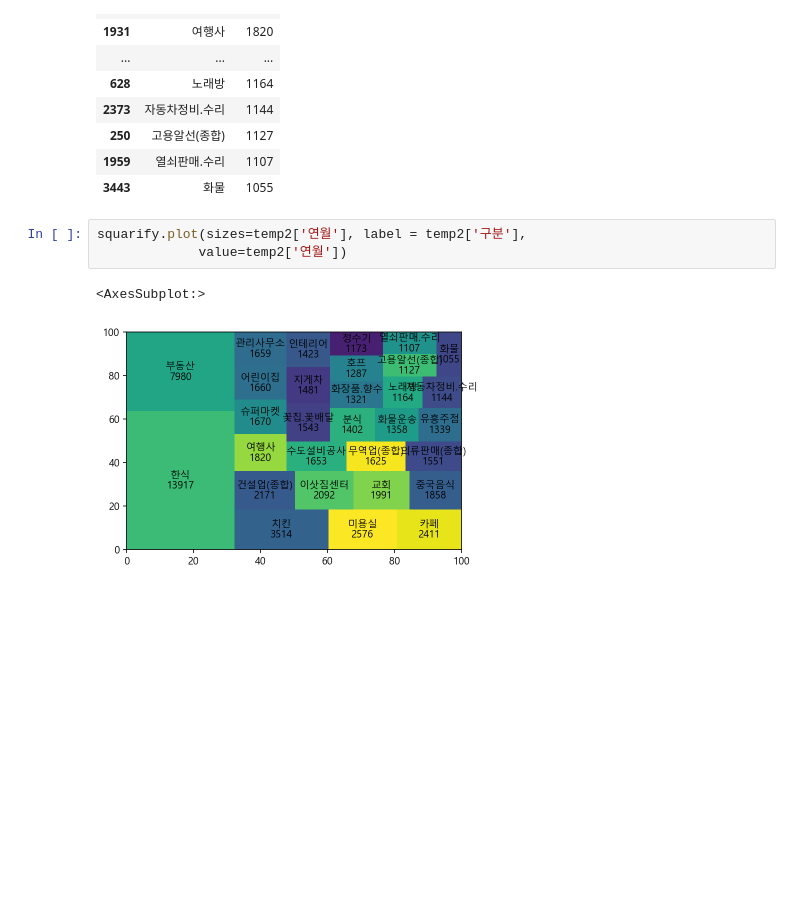
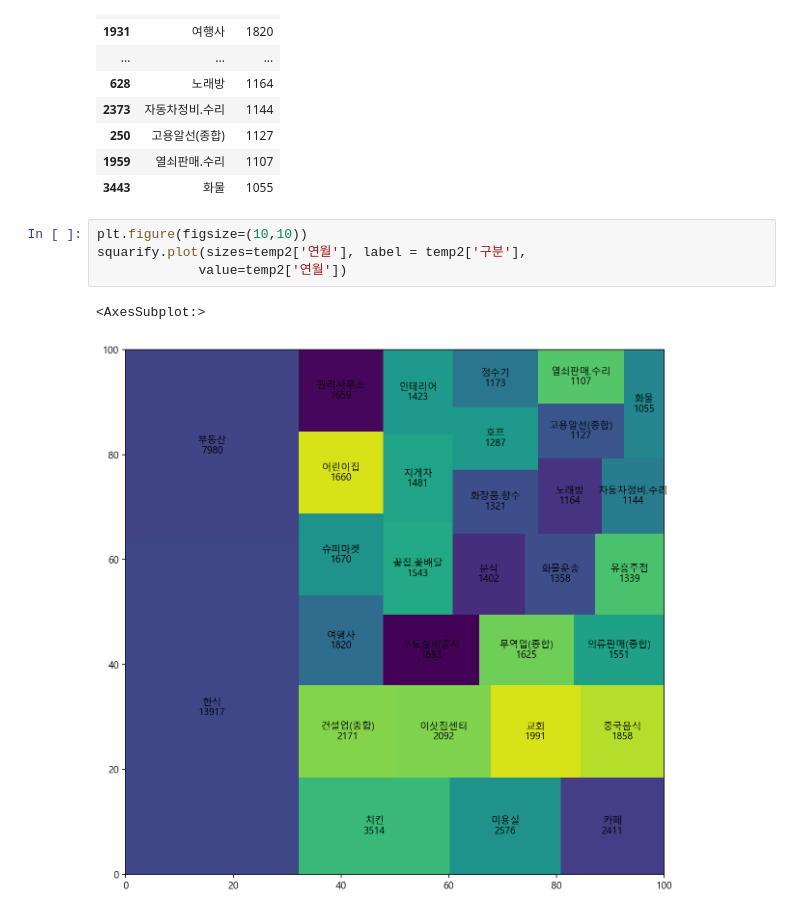
Before and after one commit to cherryuki/bigdata, a Jupyter notebook: source/Project_team/05_창업및폐업률.ipynb, the cells around one changed output. Saved outputs shown, nothing was run; the diff lists cells and outputs as text; blank space fills up the shorter version.

```diff
--- a/source/Project_team/05_창업및폐업률.ipynb
+++ b/source/Project_team/05_창업및폐업률.ipynb
@@ -378,8 +364,9 @@ temp2
 | 1959 | 열쇠판매.수리 | 1107 |
 | 3443 | 화물 | 1055 |
 # %%
+plt.figure(figsize=(10,10))
 squarify.plot(sizes=temp2['연월'], label = temp2['구분'],
              value=temp2['연월'])
 # %% [output]
 <AxesSubplot:>
-[figure, old version]
+[figure, new version]
```
Also changed, not shown: parts of 22 cells of this notebook, 5 other files.
